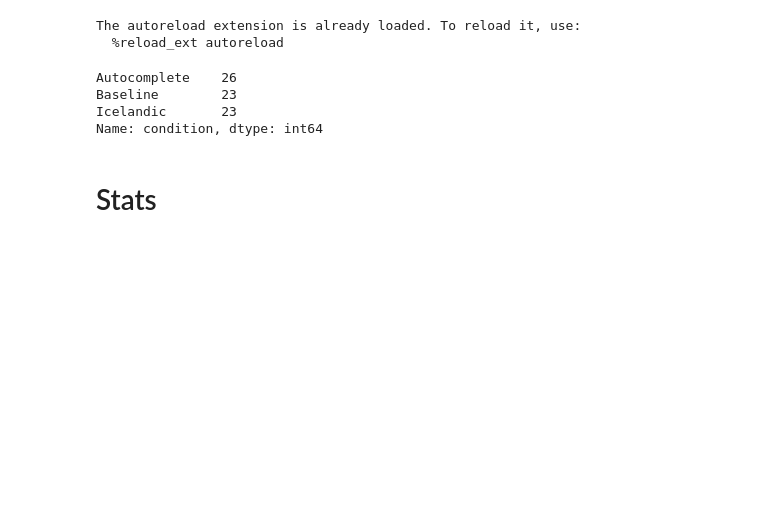
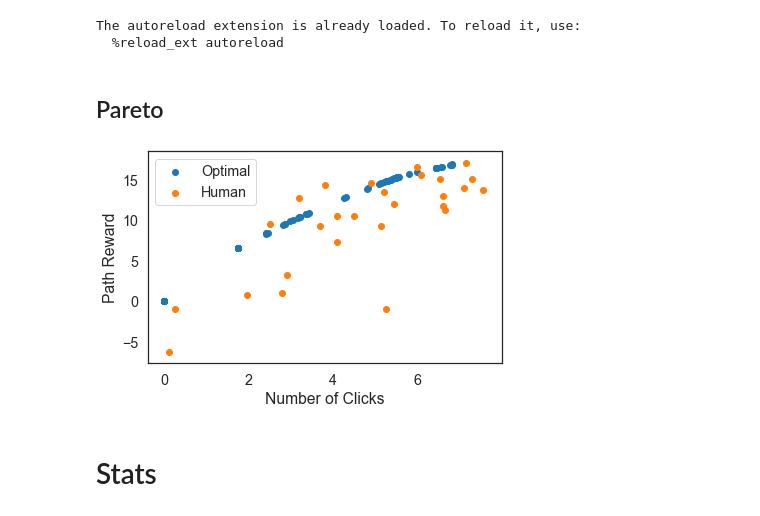
Before and after one commit to fredcallaway/rational-resources-planning, a Jupyter notebook: plots.ipynb, the cells around one changed output. Saved outputs shown, nothing was run; the diff lists cells and outputs as text; code cells hidden in the pictures; blank space fills up the shorter version.

```diff
--- a/plots.ipynb
+++ b/plots.ipynb
@@ -37,10 +37,16 @@ df['condition'] = df.apply(
-# %%
-df.condition.value_counts()
-# %% [output]
-Autocomplete    26
-Baseline        23
-Icelandic       23
-Name: condition, dtype: int64
+# %% [markdown]
+## Pareto
+# %%
+human = data.groupby('wid')[['n_click', 'raw_reward']].mean()
+opt = pd.read_csv(f"model/results/{EXPERIMENT}/pareto/optimal.csv")
+plt.scatter(opt.clicks, opt.reward, label='Optimal')
+plt.scatter(human.n_click, human.raw_reward, label='Human')
+plt.ylabel("Path Reward")
+plt.xlabel("Number of Clicks")
+plt.legend()
+savefig('pareto')
+# %% [output]
+[figure, added]
 # %% [markdown]
 # Stats
 # %%
```
Also changed, not shown: parts of 12 cells of this notebook, 10 other files.
